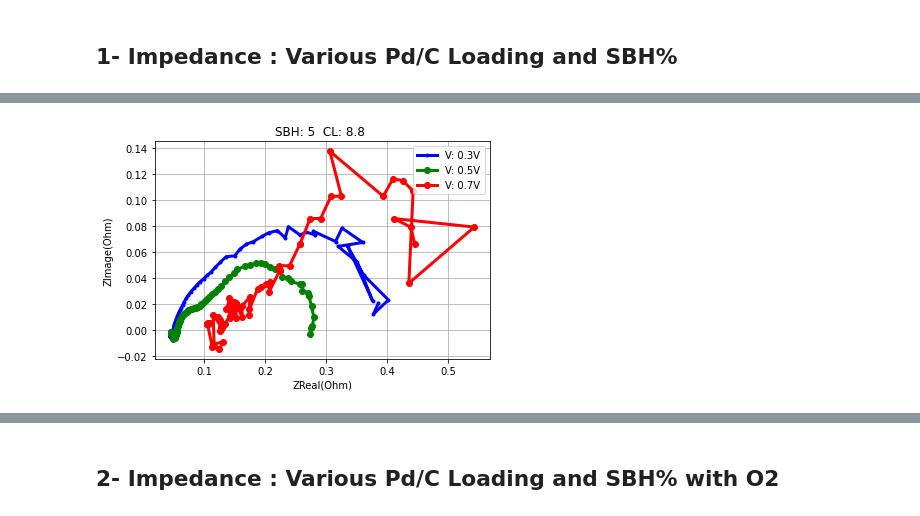
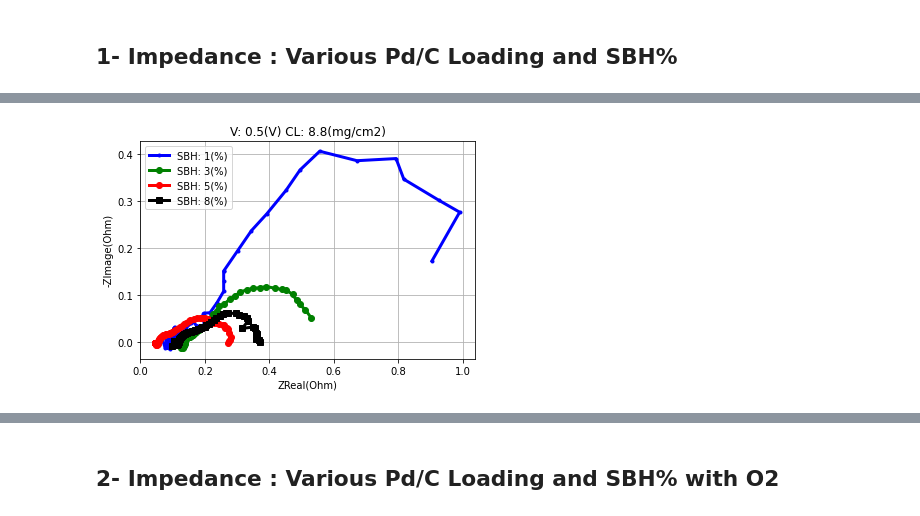
Before and after one commit to ECSIM/dbfc-dataset, a Jupyter notebook: Notebooks/Pd-C Catalyst.ipynb, the cells around one changed output, grey strips where cells are left out. Drawn from its saved outputs; the diff is of its cells as text; code cells hidden in the pictures.

```diff
--- a/Notebooks/Pd-C Catalyst.ipynb
+++ b/Notebooks/Pd-C Catalyst.ipynb
@@ -18,4 +18,4 @@ impedance_plot(data, CL=4.4, SBH=1)
 # %%
-impedance_plot(data, CL=8.8, SBH=5)
+impedance_plot(data, CL=8.8, V=0.5)
 # %% [output]
-[figure, old version]
+[figure, new version]
```
Also changed, not shown: parts of 9 cells of this notebook, 2 other files.
